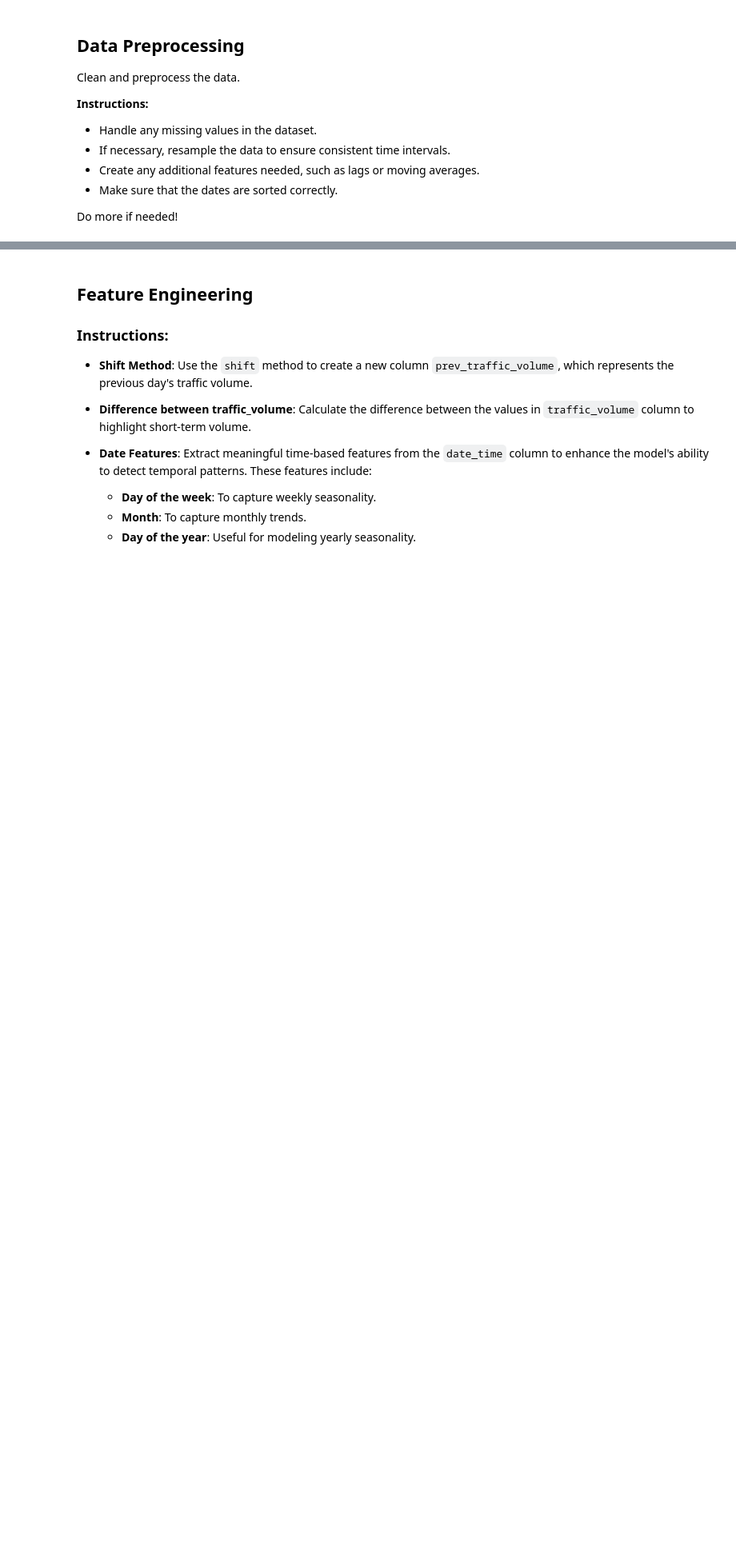
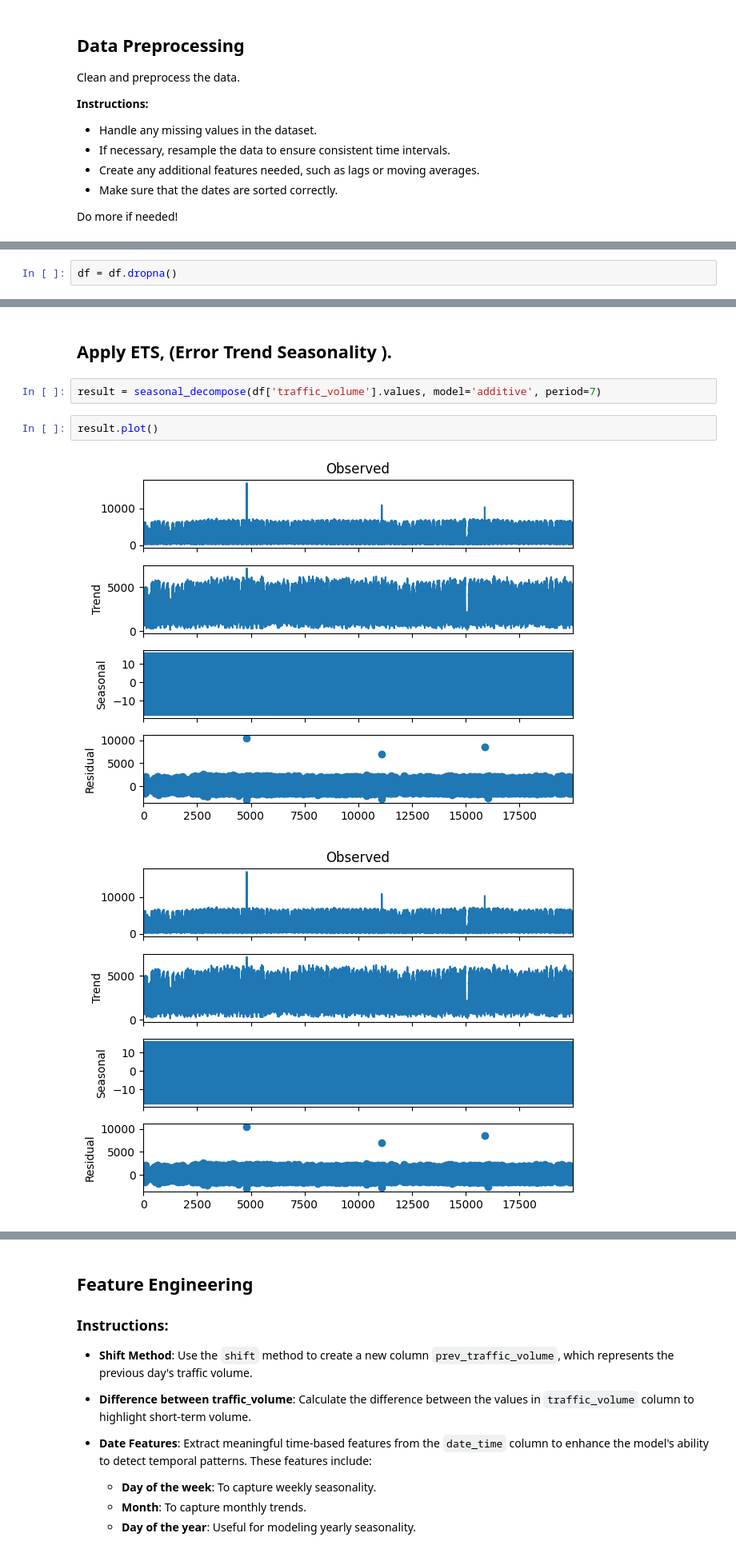
Before and after one commit to TariqAlhathloul/Time-Series, a Jupyter notebook: WorkSpace/Time_Series_Forecasting_Practical_Evaluation.ipynb, the cells around one changed output, grey strips where cells are left out. Shown: that part at 80% size. Drawn from its saved outputs; the diff is of its cells as text; blank space fills up the shorter version.

```diff
--- a/WorkSpace/Time_Series_Forecasting_Practical_Evaluation.ipynb
+++ b/WorkSpace/Time_Series_Forecasting_Practical_Evaluation.ipynb
@@ -64,0 +207,2 @@ Do more if needed!
+# %%
+df = df.dropna()
@@ -64,0 +233,9 @@ Do more if needed!
+# %% [markdown]
+## Apply ETS, (Error Trend Seasonality ).
+# %%
+result = seasonal_decompose(df['traffic_volume'].values, model='additive', period=7)
+# %%
+result.plot()
+# %% [output]
+[figure, added]
+[figure, added]
```
Also changed, not shown: parts of 94 cells of this notebook.
